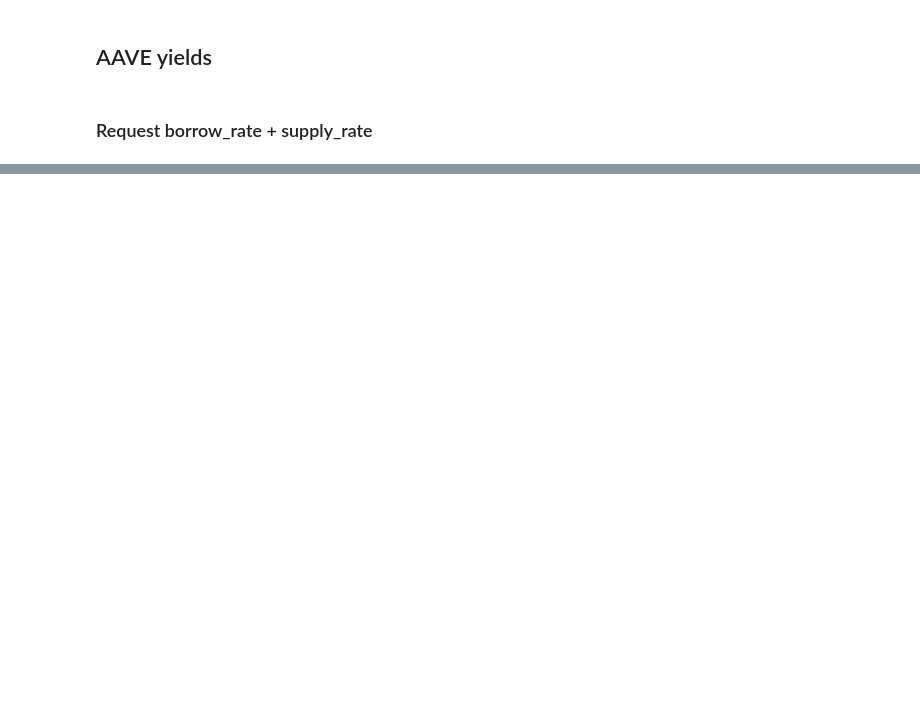
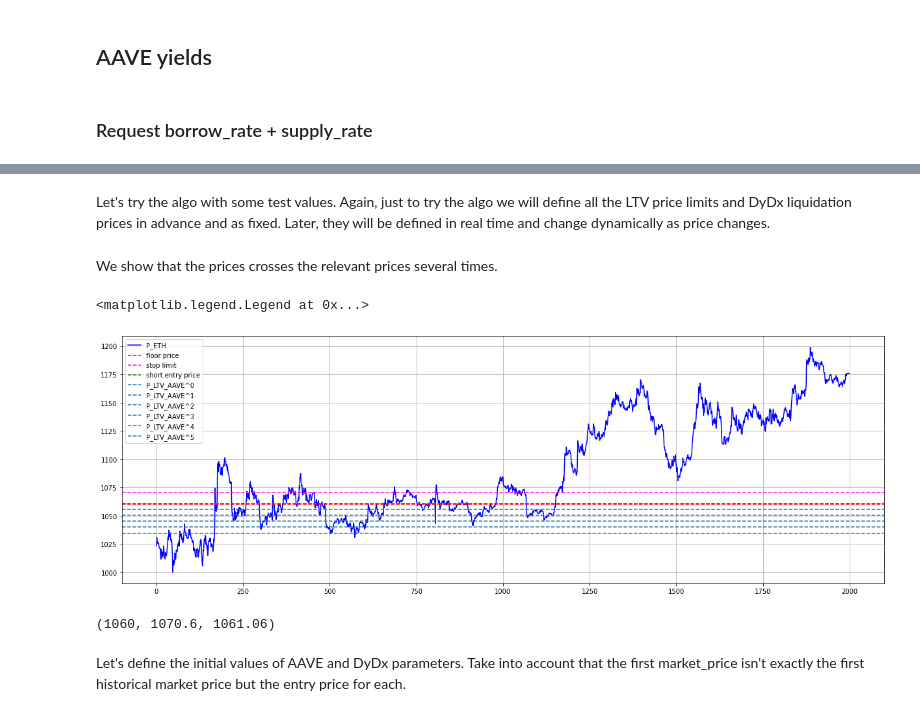
Before and after one commit to CruizeFinance/HedgingScripts, a Jupyter notebook: jupyter-lab/strategy_dydx_aave.ipynb, the cells around one changed output, grey strips where cells are left out. Saved outputs shown, nothing was run; the diff lists cells and outputs as text; code cells hidden in the pictures; blank space fills up the shorter version.

```diff
--- a/jupyter-lab/strategy_dydx_aave.ipynb
+++ b/jupyter-lab/strategy_dydx_aave.ipynb
@@ -384,0 +435,58 @@ NameError: ignored
+# %% [markdown]
+Let's try the algo with some test values. Again, just to try the algo we will define all the LTV price limits and DyDx liquidation prices in advance and as fixed. Later, they will be defined in real time and change dynamically as price changes.
+# %%
+# Staked ETH
+stk = 100
+
+P_floor = 1060
+P_stop = P_floor * 1.01
+P_trigger = P_floor * 1.05
+
+# AAVE parameters
+P_entry_AAVE = P_stop * 1.001
+coll = stk
+Debt = stk * P_entry_AAVE * 0.1
+LTV = LTV_function(coll,P_entry_AAVE)
+
+# For now let's use some fixed arbitrary values for P_LTV_AAVE in order to see if everything works. Changing this later wont be a problem as everything was thought to be variable
+P_LTV_AAVE = [P_entry_AAVE *0.99]
+for i in range(5):
+  P_LTV_AAVE.append(round(P_LTV_AAVE[i] * 0.995,3))
+r_L = 0
+r_B = 0
+
+
+# DyDx parameters
+P_entry_DyDx = P_floor * 1.001
+size_ETH = -coll
+margin = Debt
+notional = Notional(size_ETH, P_entry_DyDx)
+equity = Equity(size_ETH, P_entry_DyDx)
+L = leverage(size_ETH, P_entry_DyDx)
+
+# For now let's use some fixed arbitrary values for P_liquidation_DyDx
+P_liquidation_DyDx = [P_entry_DyDx *1.01]
+for i in range(5):
+  P_liquidation_DyDx.append(round(P_liquidation_DyDx[i] * 1.005,3))
+# %% [markdown]
+We show that the prices crosses the relevant prices several times.
+# %%
+fig, axs = plt.subplots(1,1, figsize = (21, 7))
+axs.plot(list(P_ETH), label = 'P_ETH', c = 'blue')
+axs.axhline(y = P_floor, color = 'r', linestyle = '--', label = 'floor price')
+axs.axhline(y = P_stop, color = 'magenta', linestyle = '--', label = 'stop limit')
+axs.axhline(y = P_entry_DyDx, color = 'green', linestyle = '--', label = 'short entry price')
+for i in range(len(P_LTV_AAVE)):
+  p = P_LTV_AAVE[i]
+  axs.axhline(y = p, linestyle = '--', label = 'P_LTV_AAVE^'+str(i))
+axs.grid()
+axs.legend(loc = 'upper left')
+# %% [output]
+<matplotlib.legend.Legend at 0x...>
+[figure, added]
+# %%
+P_floor, P_stop, P_entry_DyDx
+# %% [output]
+(1060, 1070.6, 1061.06)
+# %% [markdown]
+Let's define the initial values of AAVE and DyDx parameters. Take into account that the first market_price isn't exactly the first historical market price but the entry price for each.
```
Also changed, not shown: parts of 67 cells of this notebook.
